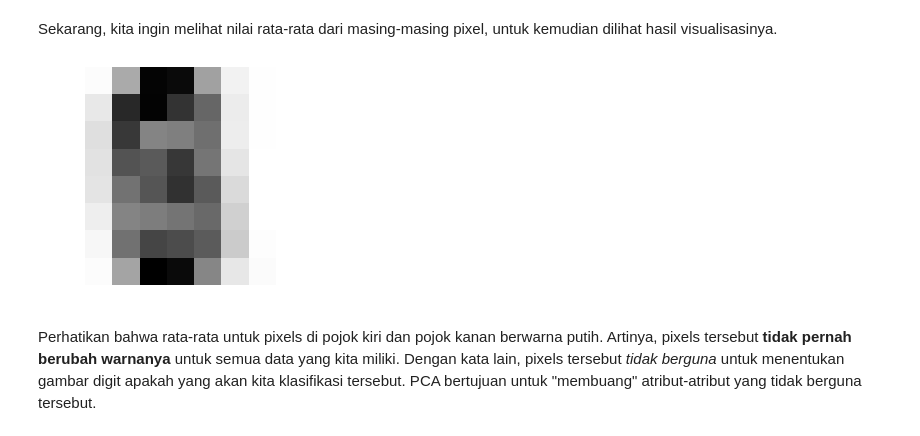
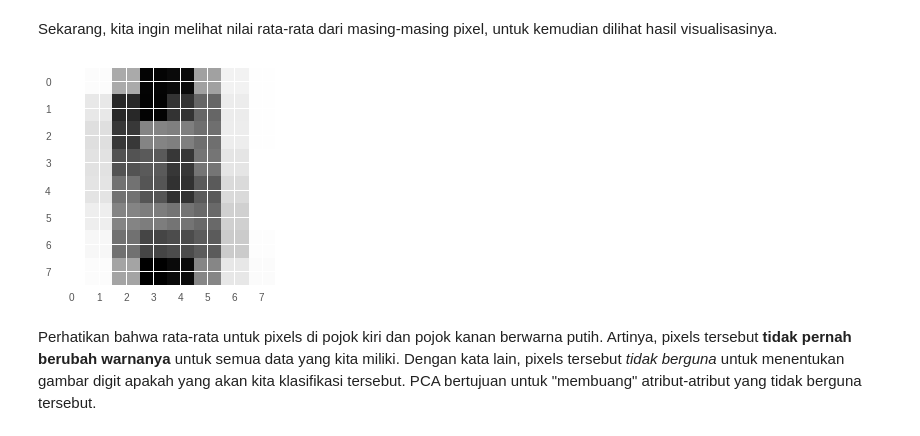
Before and after one commit to aliakbars/uai-dm, a Jupyter notebook: scripts/lab6.ipynb, the cells around one changed output. Drawn from its saved outputs; the diff is of its cells as text; code cells hidden in the pictures.

```diff
--- a/scripts/lab6.ipynb
+++ b/scripts/lab6.ipynb
@@ -34,10 +34,11 @@ X_test = X_test.reshape(X_test.shape[0], img_rows * img_cols)
 Sekarang, kita ingin melihat nilai rata-rata dari masing-masing pixel, untuk kemudian dilihat hasil visualisasinya.
 # %%
 plt.imshow(X_train.mean(axis=0).reshape(img_rows, img_cols), cmap='Greys')
-plt.axis('off')
+plt.xticks(range(8))
+plt.yticks(range(8))
 plt.show()
 # %% [output]
-[figure, old version]
+[figure, new version]
 # %% [markdown]
 Perhatikan bahwa rata-rata untuk pixels di pojok kiri dan pojok kanan berwarna putih. Artinya, pixels tersebut **tidak pernah berubah warnanya** untuk semua data yang kita miliki. Dengan kata lain, pixels tersebut *tidak berguna* untuk menentukan gambar digit apakah yang akan kita klasifikasi tersebut. PCA bertujuan untuk "membuang" atribut-atribut yang tidak berguna tersebut.
 # %%
```
Also changed, not shown: parts of 10 cells of this notebook.
